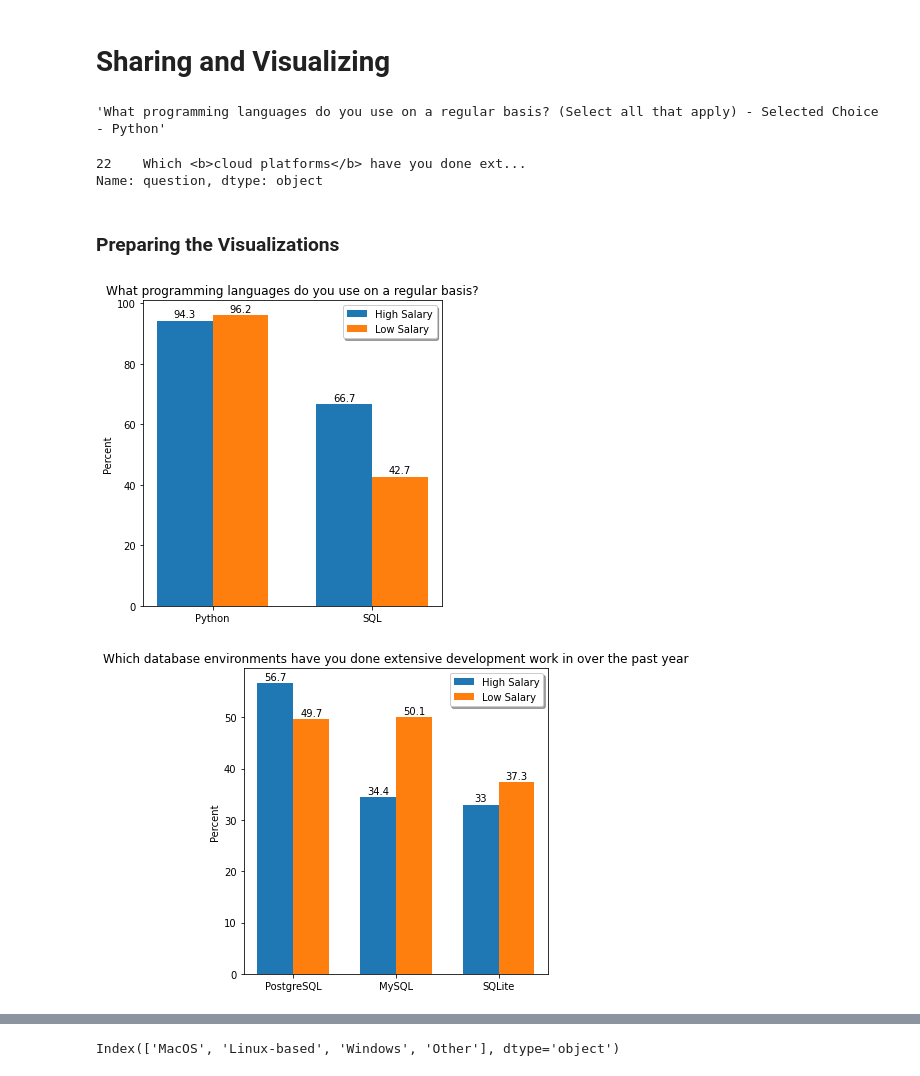
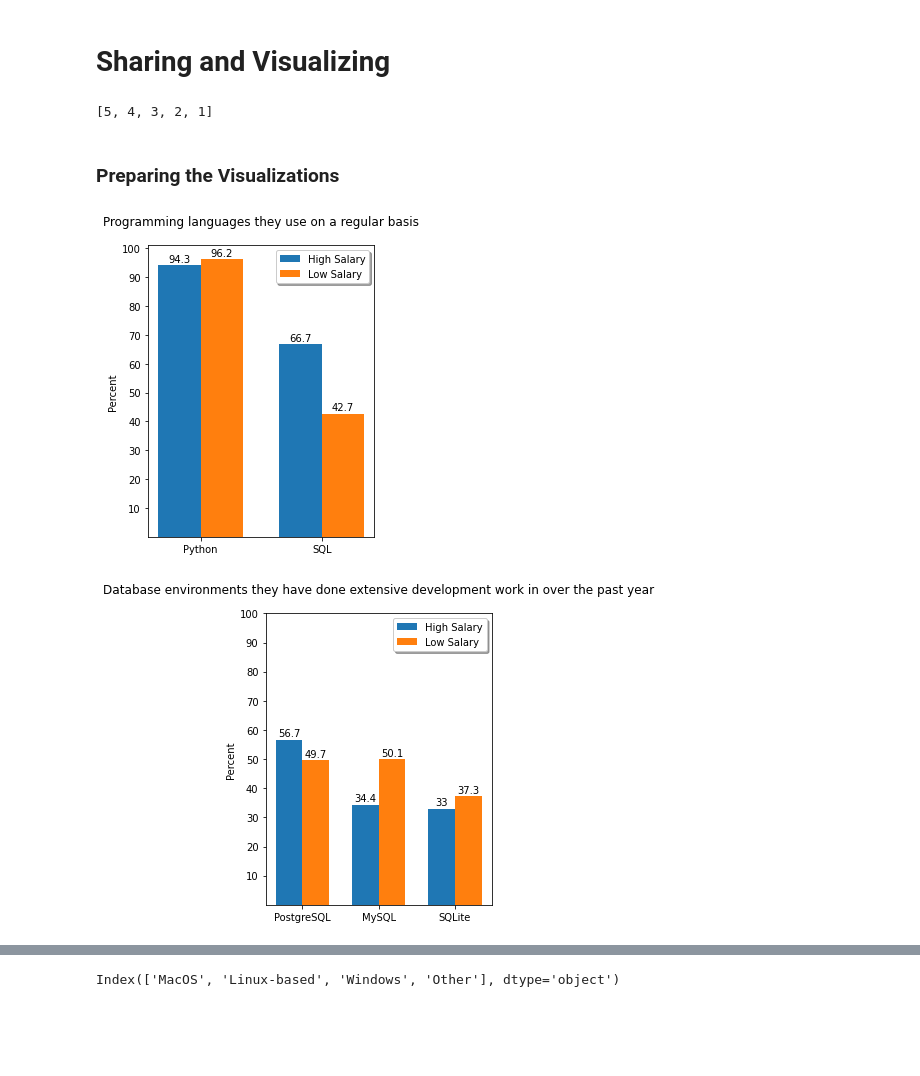
Before and after one commit to JosephArcila/Differences-from-Top-Data-Scientists, a Jupyter notebook: Untitled.ipynb, the cells around one changed output, grey strips where cells are left out. Drawn from its saved outputs; the diff is of its cells as text; code cells hidden in the pictures; blank space fills up the shorter version.

```diff
--- a/Untitled.ipynb
+++ b/Untitled.ipynb
@@ -524,15 +524,12 @@ create_plot(create_dic_so_attr(so_sub_btm, 'LearnCode'))
 [figure]
 # %% [markdown]
 # Sharing and Visualizing
-# %%
-kaggle.iloc[0]['Q7_Part_1']
-# %% [output]
-'What programming languages do you use on a regular basis? (Select all that apply) - Selected Choice - Python'
-# %%
-so_schema[so_schema['qname'] == 'Platform']['question']
-# %% [output]
-22    Which <b>cloud platforms</b> have you done ext...
-Name: question, dtype: object
+# %%
+org_list = [1, 2, 3, 4, 5]
+org_list.reverse()
+org_list
+# %% [output]
+[5, 4, 3, 2, 1]
 # %% [markdown]
 ### Preparing the Visualizations
 # %%
@@ -585,16 +604,17 @@ def clus_bar_cht(hi_dic, low_dic, title, figheight=5, figwidth=5, horiz=False, l
 # %%
 hi_dic = create_dic_kg(hi_sal_ds_kg, 7, 12, abv=0.4)
 low_dic = create_dic_kg(low_sal_ds_kg, 7, 12, abv=0.4)
-clus_bar_cht(hi_dic, low_dic, title='What programming languages do you use on a regular basis?')
+clus_bar_cht(hi_dic, low_dic, title='Programming languages they use on a regular basis', figheight=5, figwidth=4)
 # %% [output]
-[figure, old version]
+[figure, new version]
 # %%
 hi_dic = create_dic_so_attr(so_sub_hi, 'DatabaseHaveWorkedWith', abv=0.32)
 low_dic = create_dic_so_attr(so_sub_btm, 'DatabaseHaveWorkedWith', abv=0.32)
 clus_bar_cht(hi_dic, low_dic,
-             title='Which database environments have you done extensive development work in over the past year')
+             title='Database environments they have done extensive development work in over the past year',
+             figheight=5, figwidth=4)
 # %% [output]
-[figure, old version]
+[figure, new version]
 # %%
 hi_dic = create_dic_so_attr(so_sub_hi, 'PlatformHaveWorkedWith', abv=0.35)
 low_dic = create_dic_so_attr(so_sub_btm, 'PlatformHaveWorkedWith', abv=0.35)
```
Also changed, not shown: parts of 11 cells of this notebook.
